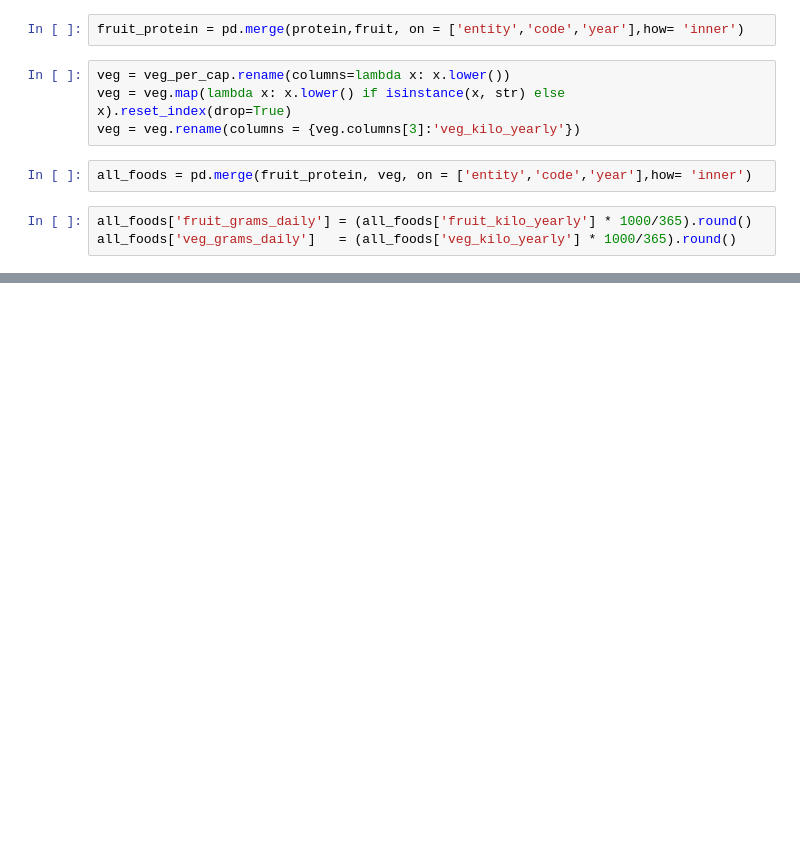
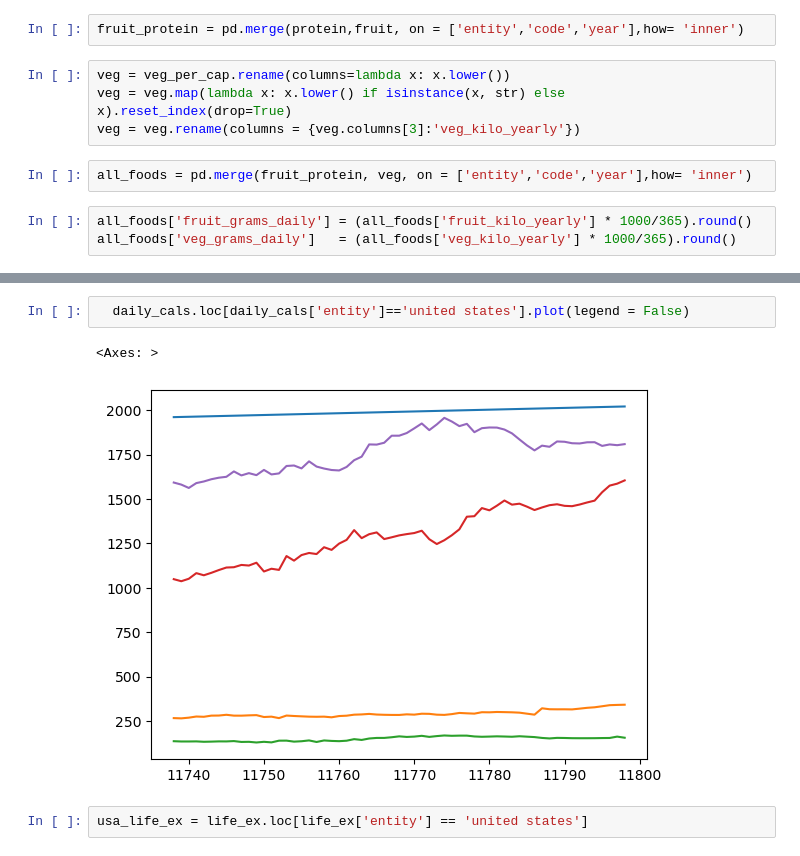
Before and after one commit to NSS-Full-Time-Data-Analytics-14/jonny_farro_cap, a Jupyter notebook: jvf_capstone.ipynb, the cells around one changed output, grey strips where cells are left out. Drawn from its saved outputs; the diff is of its cells as text; blank space fills up the shorter version.

```diff
--- a/jvf_capstone.ipynb
+++ b/jvf_capstone.ipynb
@@ -129,0 +150,7 @@ all_foods.head()
+# %%
+  daily_cals.loc[daily_cals['entity']=='united states'].plot(legend = False)
+# %% [output]
+<Axes: >
+[figure, added]
+# %%
+usa_life_ex = life_ex.loc[life_ex['entity'] == 'united states']
```
Also changed, not shown: parts of 13 cells of this notebook.
